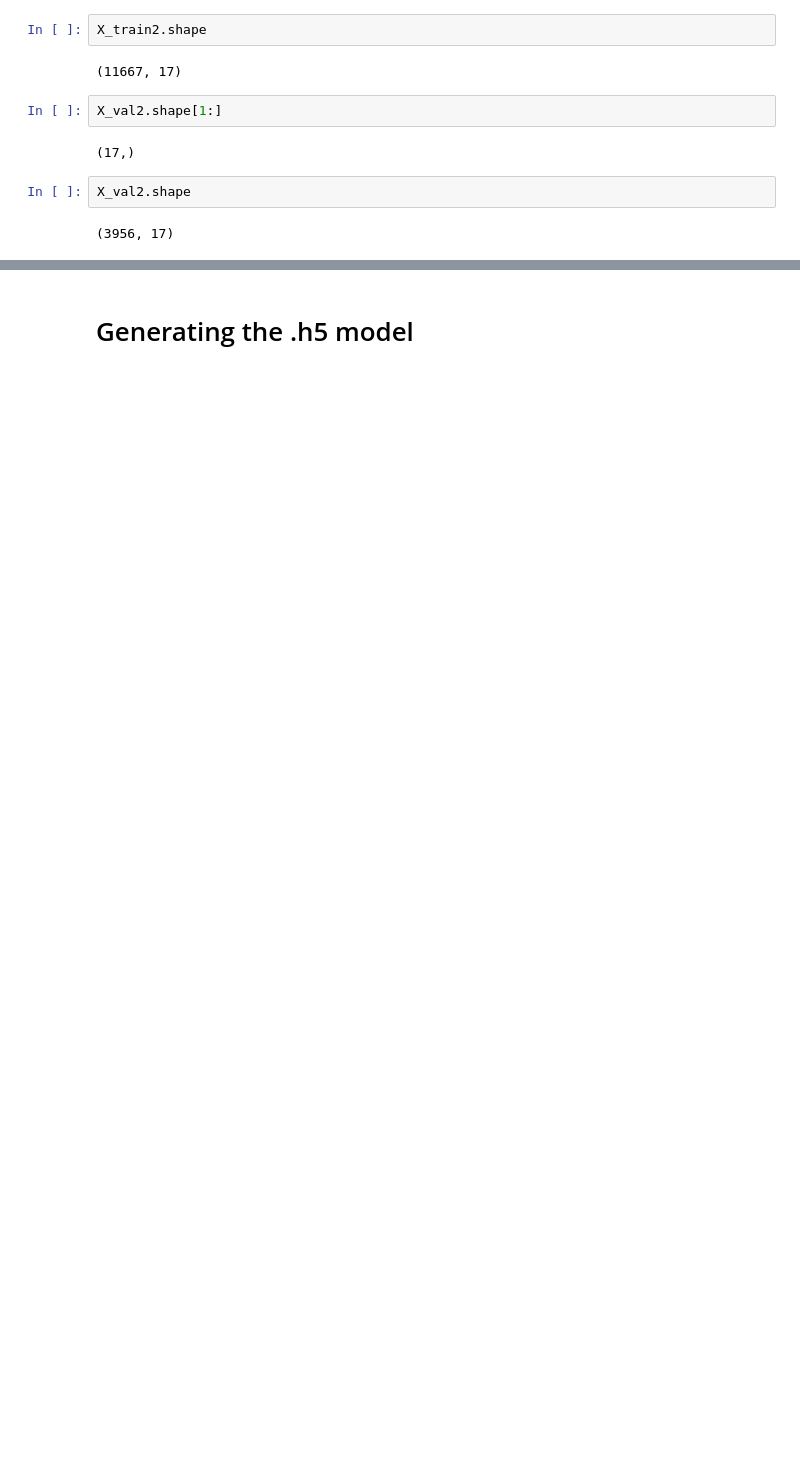
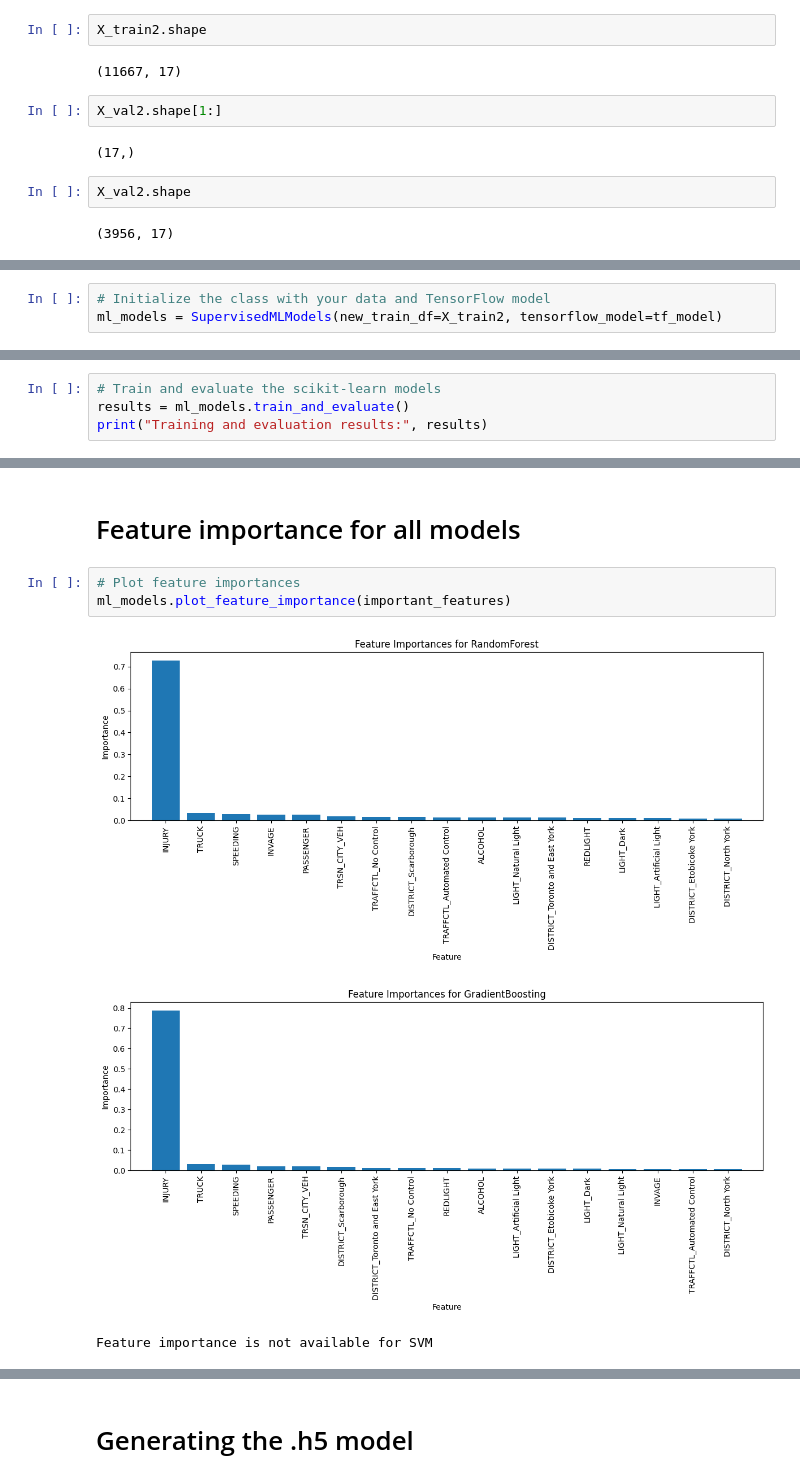
Before and after one commit to afscomercial/introduction-artificial-intelligence, a Jupyter notebook: NN_model/notebook.ipynb, the cells around one changed output, grey strips where cells are left out. Drawn from its saved outputs; the diff is of its cells as text; blank space fills up the shorter version.

Commit message:
added feature importance and merge NN code into the SupervisedMLModels class

```diff
--- a/NN_model/notebook.ipynb
+++ b/NN_model/notebook.ipynb
@@ -1127,0 +1439,3 @@ plt.show()
+# %%
+# Initialize the class with your data and TensorFlow model
+ml_models = SupervisedMLModels(new_train_df=X_train2, tensorflow_model=tf_model)
@@ -1127,0 +1446,4 @@ plt.show()
+# %%
+# Train and evaluate the scikit-learn models
+results = ml_models.train_and_evaluate()
+print("Training and evaluation results:", results)
@@ -1127,0 +1509,9 @@ plt.show()
+# %% [markdown]
+# Feature importance for all models
+# %%
+# Plot feature importances
+ml_models.plot_feature_importance(important_features)
+# %% [output]
+[figure, added]
+[figure, added]
+Feature importance is not available for SVM
```
Also changed, not shown: parts of 76 cells of this notebook, 11 other files.
